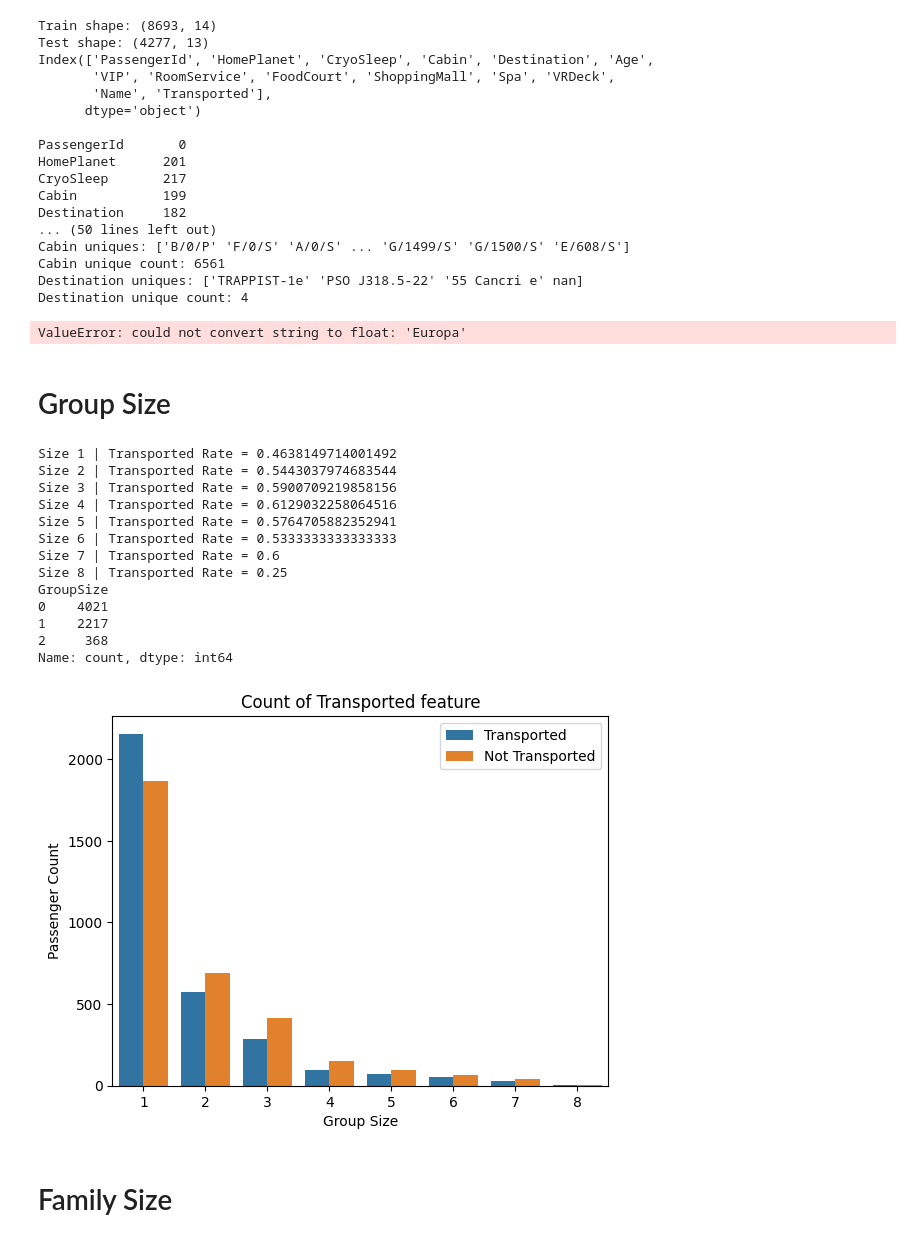
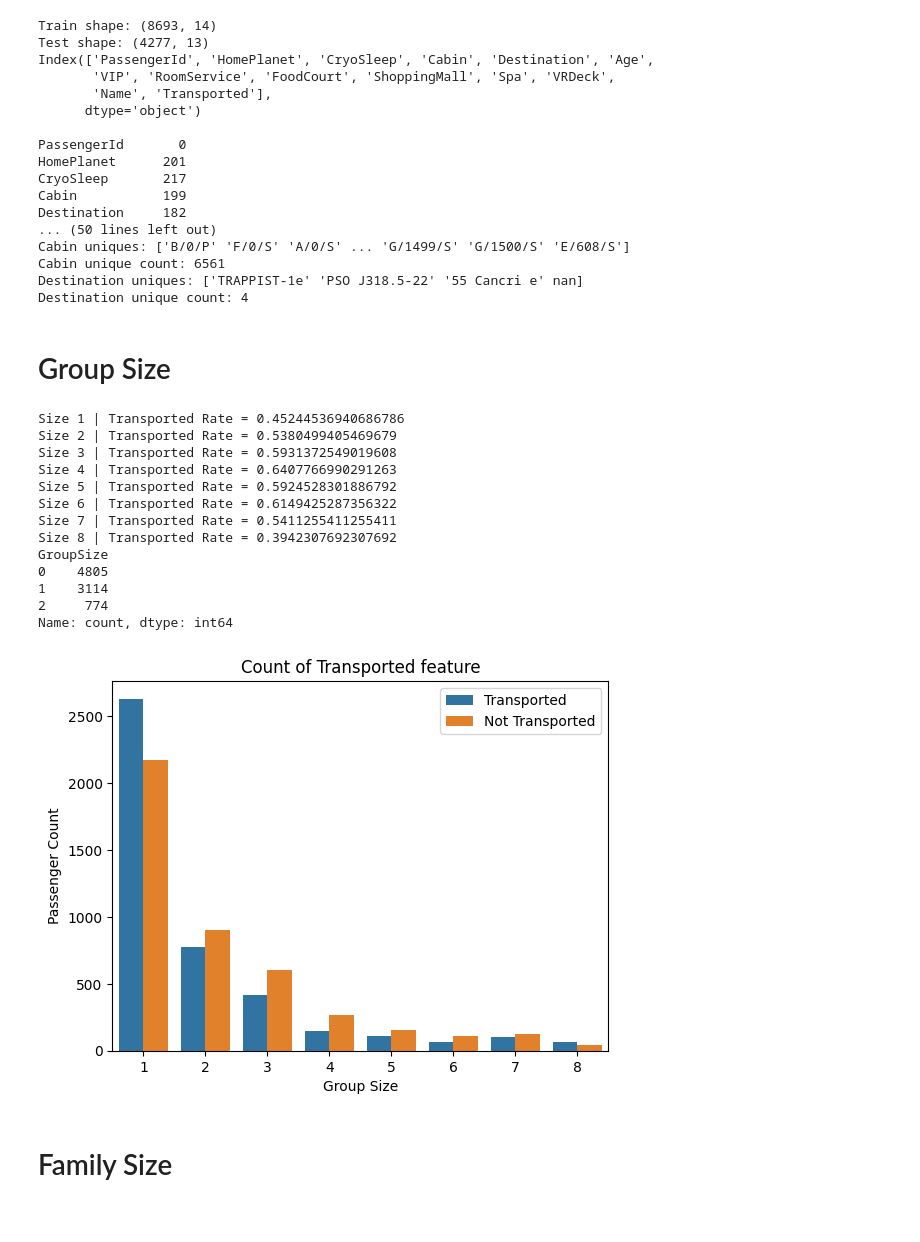
Before and after one commit to jp-al23/Kaggle-Challenges, a Jupyter notebook: Spaceship_Titanic/Data_Analysis.ipynb, the cells around one changed output. Saved outputs shown, nothing was run; the diff lists cells and outputs as text; code cells hidden in the pictures.

```diff
--- a/Spaceship_Titanic/Data_Analysis.ipynb
+++ b/Spaceship_Titanic/Data_Analysis.ipynb
@@ -45,14 +45,8 @@ print()
 # they looks like to have many outliers
 
 # Null values
-from sklearn.experimental import enable_iterative_imputer
-from sklearn.impute import IterativeImputer
-imp = IterativeImputer(max_iter=20, random_state=0)
-imp.fit(df_train)
-df_test = imp.transform(df_train)
-print(df_test)
 
-df_train = df_train.dropna() # Only for now
+#df_train = df_train.dropna() # Only for now
 
 indexes = df_train.index
 n = df_train.shape[0]
@@ -74,53 +68,55 @@ Cabin uniques: ['B/0/P' 'F/0/S' 'A/0/S' ... 'G/1499/S' 'G/1500/S' 'E/608/S']
 Cabin unique count: 6561
 Destination uniques: ['TRAPPIST-1e' 'PSO J318.5-22' '55 Cancri e' nan]
 Destination unique count: 4
-ValueError: could not convert string to float: 'Europa'
 # %% [markdown]
 # Group Size
 # %%
 df_copy = df_train.copy()
 df_copy["PassengerId"] = df_copy["PassengerId"].apply(lambda x: int(x[:4]))
 values_frequency = df_copy["PassengerId"].value_counts()
 df_copy["GroupSize"] = df_copy["PassengerId"].apply(lambda x: values_frequency.loc[x])
 
 for i in range(1,9):
     group_i = df_copy[df_copy["GroupSize"] == i ]
     transported_i = group_i[ group_i["Transported"] == True ]
     print("Size {} | Transported Rate = {}".format( i , transported_i.shape[0] / group_i.shape[0] ))
 
 ax = sns.countplot(x='GroupSize', hue='Transported', data=df_copy)
 plt.xlabel('Group Size')
 plt.ylabel('Passenger Count')
 plt.legend(["Transported", "Not Transported"])
 plt.title("Count of Transported feature")
 
 def final_categories(x):
-    if x == 1:
+    if pd.isna(x):
+        return x
+
+    elif x == 1:
         return 0 # Singular "group"
 
     elif x <= 4:
         return 1 # Medium group
 
     else:
         return 2 # Big group
 
 df_train["GroupSize"] = df_copy["GroupSize"].apply(final_categories)
 print(df_train["GroupSize"].value_counts())
 # %% [output]
-Size 1 | Transported Rate = 0.4638149714001492
-Size 2 | Transported Rate = 0.5443037974683544
-Size 3 | Transported Rate = 0.5900709219858156
-Size 4 | Transported Rate = 0.6129032258064516
-Size 5 | Transported Rate = 0.5764705882352941
-Size 6 | Transported Rate = 0.5333333333333333
-Size 7 | Transported Rate = 0.6
-Size 8 | Transported Rate = 0.25
+Size 1 | Transported Rate = 0.45244536940686786
+Size 2 | Transported Rate = 0.5380499405469679
+Size 3 | Transported Rate = 0.5931372549019608
+Size 4 | Transported Rate = 0.6407766990291263
+Size 5 | Transported Rate = 0.5924528301886792
+Size 6 | Transported Rate = 0.6149425287356322
+Size 7 | Transported Rate = 0.5411255411255411
+Size 8 | Transported Rate = 0.3942307692307692
 GroupSize
-0    4021
-1    2217
-2     368
+0    4805
+1    3114
+2     774
 Name: count, dtype: int64
-[figure, old version]
+[figure, new version]
 # %% [markdown]
 # Family Size
 # %%
```
Also changed, not shown: parts of 13 cells of this notebook.
